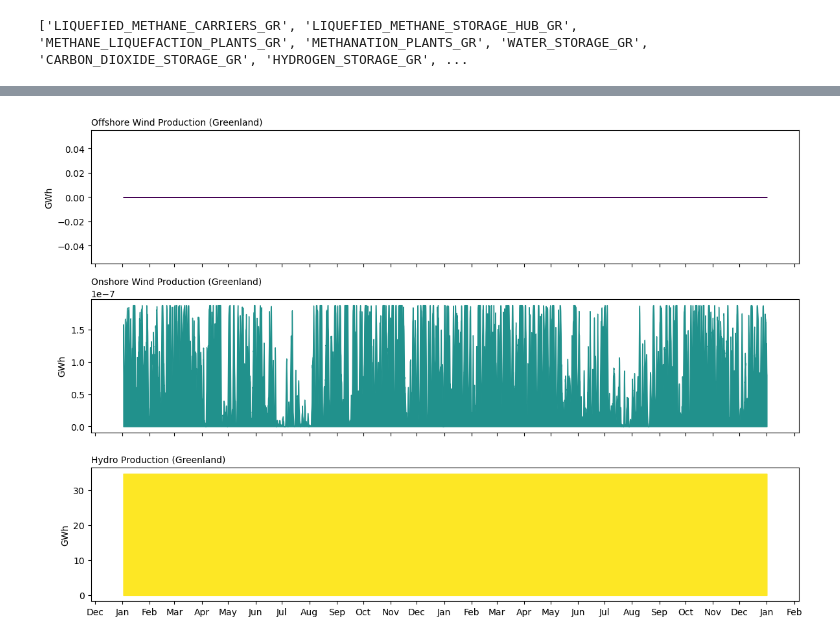
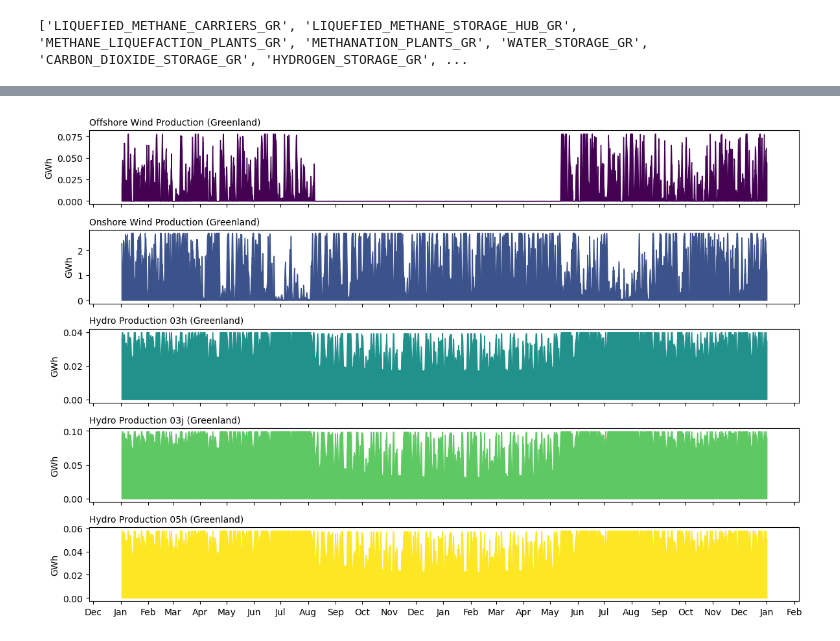
Before and after one commit to giooms/RREH_thesis, a Jupyter notebook: scripts/analysis/hydro-wind_analysis.ipynb, the cells around one changed output, grey strips where cells are left out. Cells and saved outputs as stored; diff of their text form; code cells hidden in the pictures.

```diff
--- a/scripts/analysis/hydro-wind_analysis.ipynb
+++ b/scripts/analysis/hydro-wind_analysis.ipynb
@@ -103,7 +103,7 @@ class MakeMeReadable:
         return repr(self.d)
 # %%
 dico = {}
-with open('../../models/base/results/RREH.json', 'r') as f:
+with open('../../models/hydro_wind/results/RREH.json', 'r') as f:
     dico = json.load(f)
 
 d = MakeMeReadable(dico)
@@ -249,8 +252,12 @@ def cost_rreh(ls:list):
 
     return cost
 # %%
+import re
+
+excluded_hydro_basins = [node for node in ls_nodes if re.match(r'HYDRO_BASIN_[\w]+_GR$', node)]
+
 try:
-    GR_nodes = list(map(lambda string: string if string[-3:] == "_GR" else None, ls_nodes))
+    GR_nodes = [node for node in ls_nodes if node.endswith("_GR") and node not in excluded_hydro_basins]
 except:
     GR_nodes = []
 BE_nodes = list(map(lambda string: string if string[-3:] == "_BE" or string in ["PCCC_CCGT", "PCCC", "CO2_EXPORT", "LIQUEFIED_METHANE_STORAGE_DESTINATION","LIQUEFIED_METHANE_REGASIFICATION"] else None, ls_nodes))
@@ -326,5 +383,5 @@ gas_prod/1000
 # %%
-demand_in_mwh = gas_demand * 1e6  # Convert TWh to MWh
+demand_in_mwh = gas_prod * 1e3  # Convert TWh to MWh
 total_cost_in_euros = tot_cost * 1e6  # Convert million euros to euros
 
 # Compute price per MWh in euros
@@ -407,30 +464,35 @@ import pandas as pd
 import matplotlib.pyplot as plt
 import matplotlib.dates as mdates
 
-def plot_production_dynamics(offshore_wind_gr, onshore_wind_gr, hydro_gr, start_date='2015-01-01'):
+def plot_production_dynamics(offshore_wind_gr, onshore_wind_gr, hydro_gr1, hydro_gr2, hydro_gr3, start_date='2015-01-01'):
     # Create date range for the datasets
     date_range = pd.date_range(start=start_date, periods=len(offshore_wind_gr), freq='H')
 
     # Create DataFrames
     offshore_wind_df_gr = pd.DataFrame(offshore_wind_gr, index=date_range, columns=['Elec'])
     onshore_wind_df_gr = pd.DataFrame(onshore_wind_gr, index=date_range, columns=['Elec'])
-    hydro_df_gr = pd.DataFrame(hydro_gr, index=date_range, columns=['Elec'])
+    hydro_df1_gr = pd.DataFrame(hydro_gr1, index=date_range, columns=['Elec'])
+    hydro_df2_gr = pd.DataFrame(hydro_gr2, index=date_range, columns=['Elec'])
+    hydro_df3_gr = pd.DataFrame(hydro_gr3, index=date_range, columns=['Elec'])
+
 
     # Smooth the data with a rolling mean
     offshore_wind_df_gr['Smoothed'] = offshore_wind_df_gr['Elec'].rolling(window=24).mean()
     onshore_wind_df_gr['Smoothed'] = onshore_wind_df_gr['Elec'].rolling(window=24).mean()
-    hydro_df_gr['Smoothed'] = hydro_df_gr['Elec'].rolling(window=24).mean()
+    hydro_df1_gr['Smoothed'] = hydro_df1_gr['Elec'].rolling(window=24).mean()
+    hydro_df2_gr['Smoothed'] = hydro_df2_gr['Elec'].rolling(window=24).mean()
+    hydro_df3_gr['Smoothed'] = hydro_df3_gr['Elec'].rolling(window=24).mean()
 
     # Plotting
-    fig, axs = plt.subplots(3, 1, figsize=(12, 8), sharex=True)
+    fig, axs = plt.subplots(5, 1, figsize=(12, 8), sharex=True)
 
-    colors = plt.cm.viridis(np.linspace(0, 1, 3))
+    colors = plt.cm.viridis(np.linspace(0, 1, 5))
 
     # Plot each storage type
     for ax, df, color, label in zip(axs,
-                                    [offshore_wind_df_gr, onshore_wind_df_gr, hydro_df_gr],
+                                    [offshore_wind_df_gr, onshore_wind_df_gr, hydro_df1_gr, hydro_df2_gr, hydro_df3_gr],
                                     colors,
-                                    ['Offshore Wind Production (Greenland)', 'Onshore Wind Production (Greenland)', 'Hydro Production (Greenland)']):
+                                    ['Offshore Wind Production (Greenland)', 'Onshore Wind Production (Greenland)', 'Hydro Production 03h (Greenland)', 'Hydro Production 03j (Greenland)', 'Hydro Production 05h (Greenland)']):
         ax.fill_between(df.index, df['Smoothed'], color=color)
         ax.set_title(label, fontsize=10, loc='left')
         ax.xaxis.set_major_formatter(mdates.DateFormatter('%b'))
@@ -443,8 +505,10 @@ def plot_production_dynamics(offshore_wind_gr, onshore_wind_gr, hydro_gr, start_
 # %%
 offshore_prod_gr = np.array(d.solution.elements.OFF_WIND_PLANTS_GR.variables.electricity.values)
 onshore_prod_gr = np.array(d.solution.elements.ON_WIND_PLANTS_GR.variables.electricity.values)
-hydro_gr = np.array(d.solution.elements.HYDRO_PLANT_GR.variables.electricity.values)
+hydro_prod_03h_gr = np.array(d.solution.elements.HYDRO_PLANT_03h_GR.variables.electricity.values)
+hydro_prod_03j_gr = np.array(d.solution.elements.HYDRO_PLANT_03j_GR.variables.electricity.values)
+hydro_prod_05h_gr = np.array(d.solution.elements.HYDRO_PLANT_05h_GR.variables.electricity.values)
 
-plot_production_dynamics(offshore_prod_gr, onshore_prod_gr, hydro_gr)
+plot_production_dynamics(offshore_prod_gr, onshore_prod_gr, hydro_prod_03h_gr, hydro_prod_03j_gr, hydro_prod_05h_gr)
 # %% [output]
-[figure, old version]
+[figure, new version]
```
Also changed, not shown: parts of 18 cells of this notebook, 17 other files.
